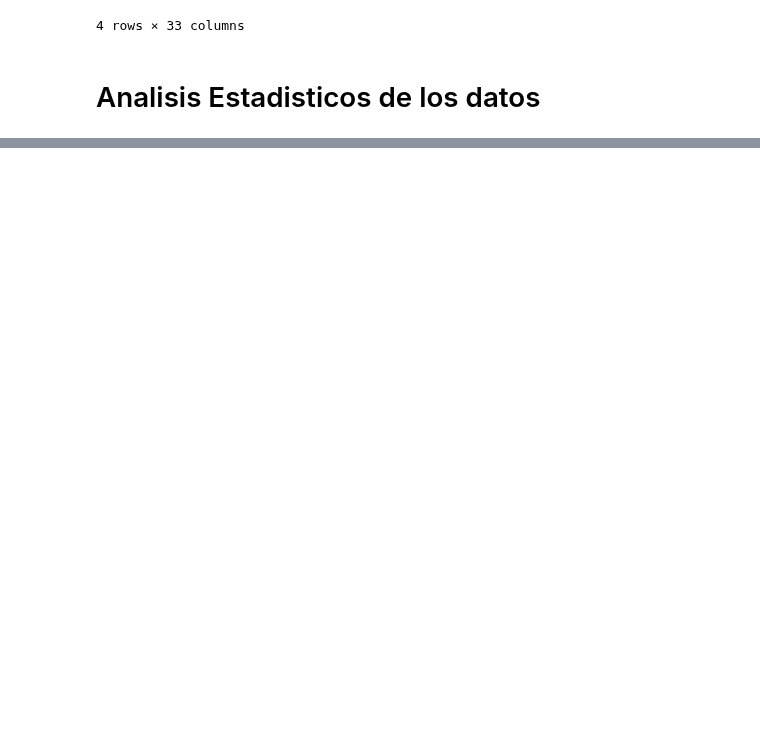
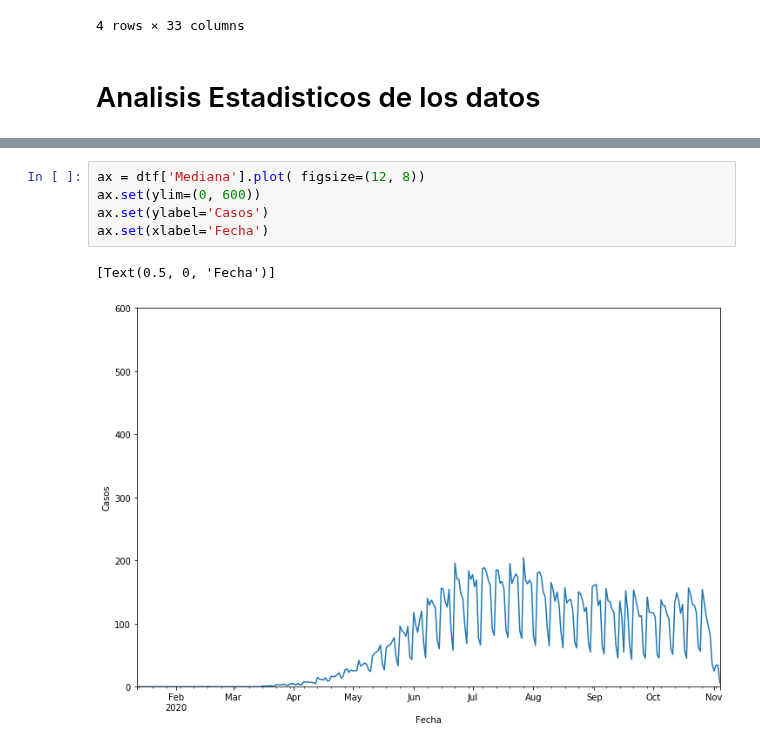
Before and after one commit to artthuro6/Covid-19, a Jupyter notebook: notebooks/General.ipynb, the cells around one changed output, grey strips where cells are left out. Saved outputs shown, nothing was run; the diff lists cells and outputs as text; blank space fills up the shorter version.

```diff
--- a/notebooks/General.ipynb
+++ b/notebooks/General.ipynb
@@ -180,0 +235,8 @@ dtype: float64
+# %%
+ax = dtf['Mediana'].plot( figsize=(12, 8))
+ax.set(ylim=(0, 600))
+ax.set(ylabel='Casos')
+ax.set(xlabel='Fecha')
+# %% [output]
+[Text(0.5, 0, 'Fecha')]
+[figure, added]
```
Also changed, not shown: parts of 10 cells of this notebook.
